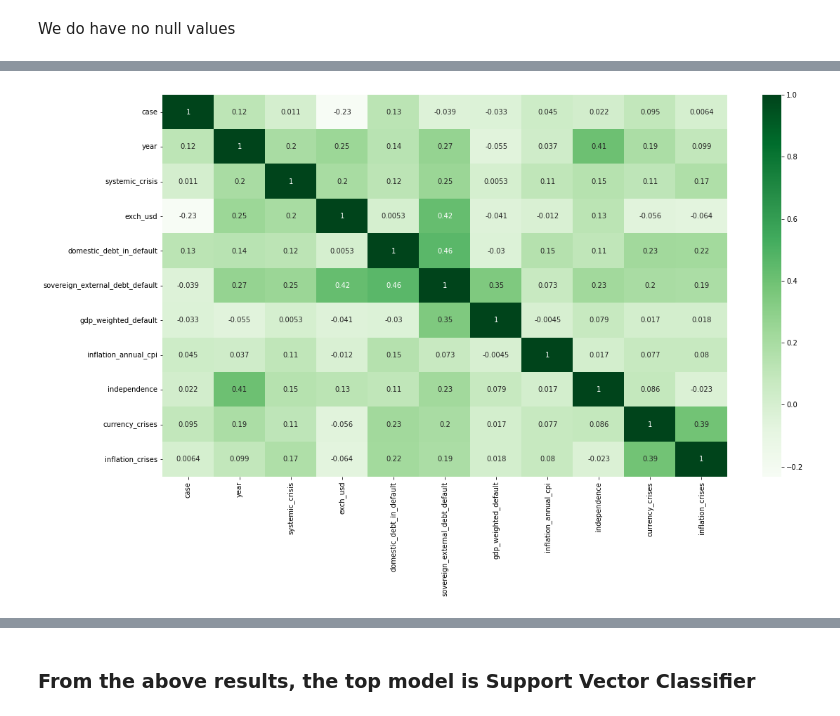
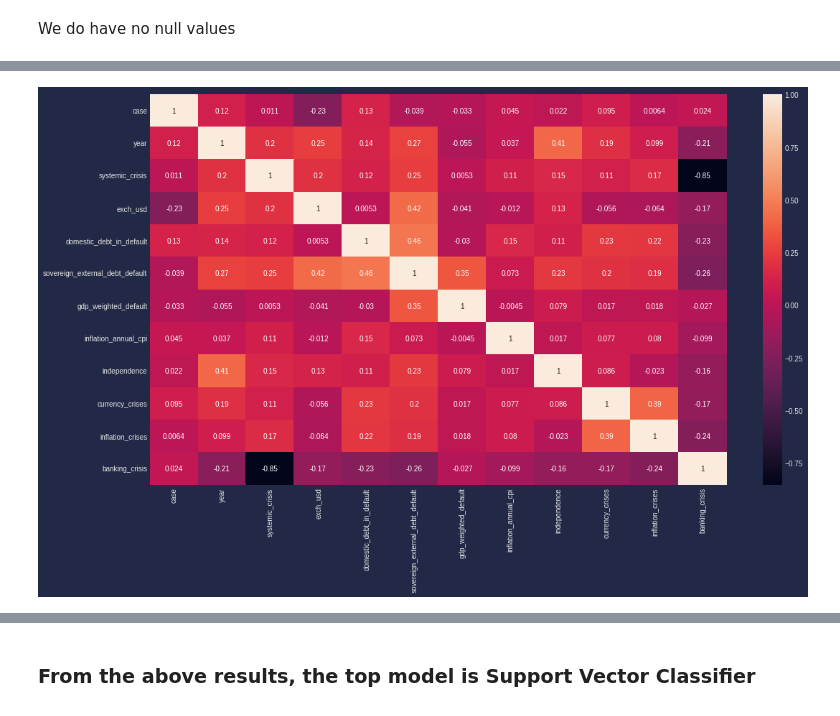
Before and after one commit to mehdy28/Financial_crisis_analysis_and_prediction, a Jupyter notebook: financial_crisis_analysis_and_prediction.ipynb, the cells around one changed output, grey strips where cells are left out. Saved outputs shown, nothing was run; the diff lists cells and outputs as text; code cells hidden in the pictures.

```diff
--- a/financial_crisis_analysis_and_prediction.ipynb
+++ b/financial_crisis_analysis_and_prediction.ipynb
@@ -17,8 +17,8 @@ init_notebook_mode(connected=True)
 # %%
 #Loeading the data into a dataframe
 url= 'https://raw.githubusercontent.com/mehdy28/Financial_crisis_analysis_and_prediction/main/data/african_crises.csv'
-data= pd.read_csv(url)
-data.head()
+df= pd.read_csv(url)
+df.head()
 # %% [output]
 |  | case | cc3 | country | year | systemic_crisis | exch_usd | domestic_debt_in_default | ... |
 | 0 | 1 | DZA | Algeria | 1870 | 1 | 0.052264 | 0 | ... |
@@ -29 +35,7 @@ data.head()
+# %%
+#create a dictionary to map the original values to the new encoded values
+encoding_dict = {'crisis': 0, 'no_crisis': 1}
+
+#apply the map() function to the banking_crisis column
+df['banking_crisis'] = df['banking_crisis'].map(encoding_dict)
 # %%
@@ -53 +63,15 @@ data.shape
+# %%
+#import the necessary library
+from sklearn.preprocessing import MinMaxScaler
+
+#create a list of the variables to be normalized
+vars_to_normalize = [col for col in df.columns if df[col].dtype == 'float64' or df[col].dtype == 'int64']
+#create a scaler object
+scaler = MinMaxScaler()
+
+#fit the scaler to the dataset
+scaler.fit(df[vars_to_normalize])
+
+#transform the dataset using the scaler
+df[vars_to_normalize] = scaler.transform(df[vars_to_normalize])
 # %%
@@ -100,6 +109,7 @@ data.corr()
 # %%
+#Checking for correlation
 plt.figure(figsize=(18,10))
-sns.heatmap(data.corr(),annot=True,cmap='Greens')
+sns.heatmap(df.corr(),annot=True)
 plt.show()
 # %% [output]
-[figure, old version]
+[figure, new version]
```
Also changed, not shown: parts of 45 cells of this notebook.
